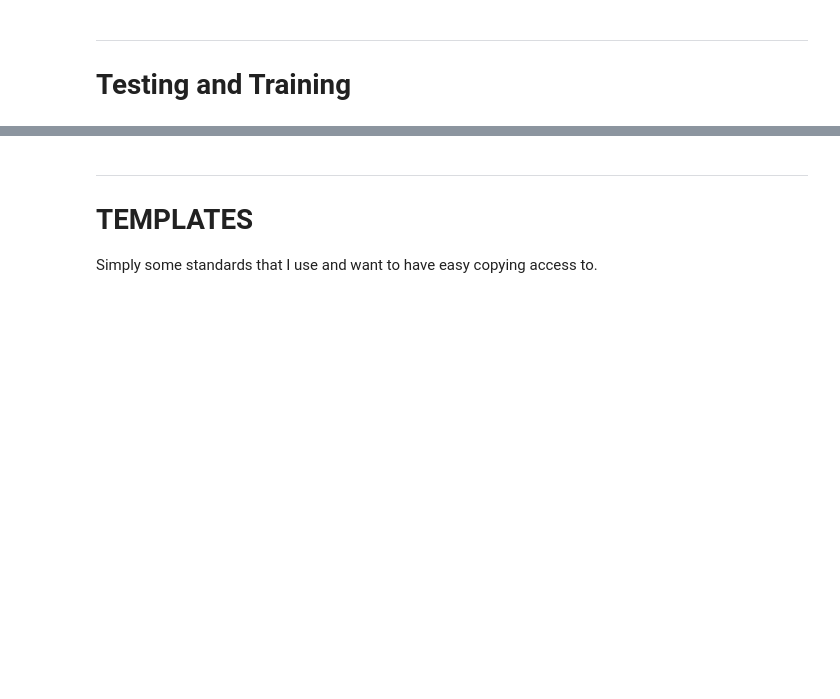
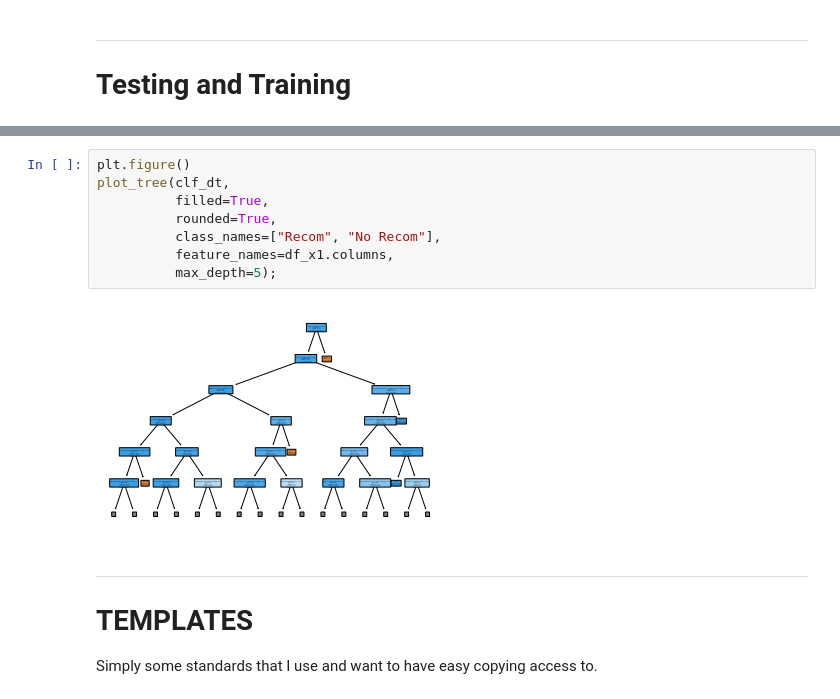
Before and after one commit to TahaGomma/ModelEvaluation, a Jupyter notebook: DecisionTrees/EPC - DT_clf v0.0.ipynb, the cells around one changed output, grey strips where cells are left out. Cells and saved outputs as stored; diff of their text form; blank space fills up the shorter version.

```diff
--- a/DecisionTrees/EPC - DT_clf v0.0.ipynb
+++ b/DecisionTrees/EPC - DT_clf v0.0.ipynb
@@ -1038,3 +1082,13 @@ df_clf1.head()
+# %%
+plt.figure()
+plot_tree(clf_dt,
+          filled=True,
+          rounded=True,
+          class_names=["Recom", "No Recom"],
+          feature_names=df_x1.columns,
+          max_depth=5);
+# %% [output]
+[figure, added]
 # %% [markdown]
 ---
 # TEMPLATES
```
Also changed, not shown: parts of 60 cells of this notebook.
